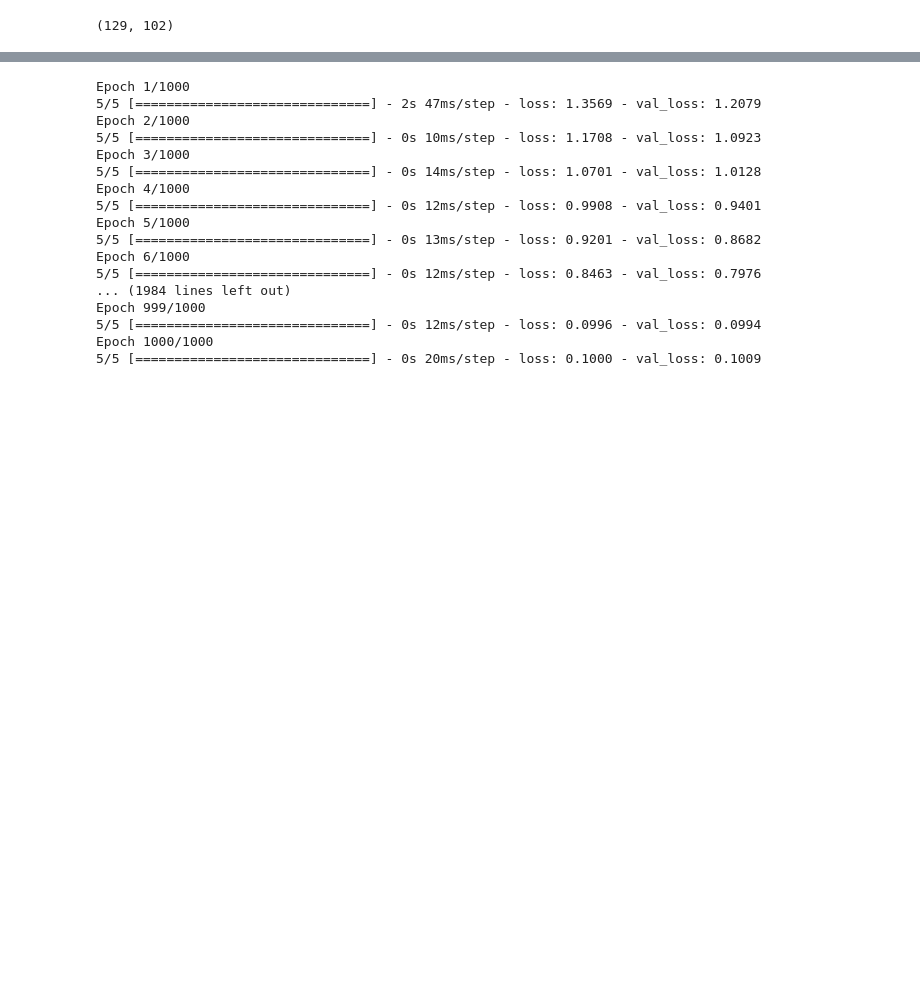
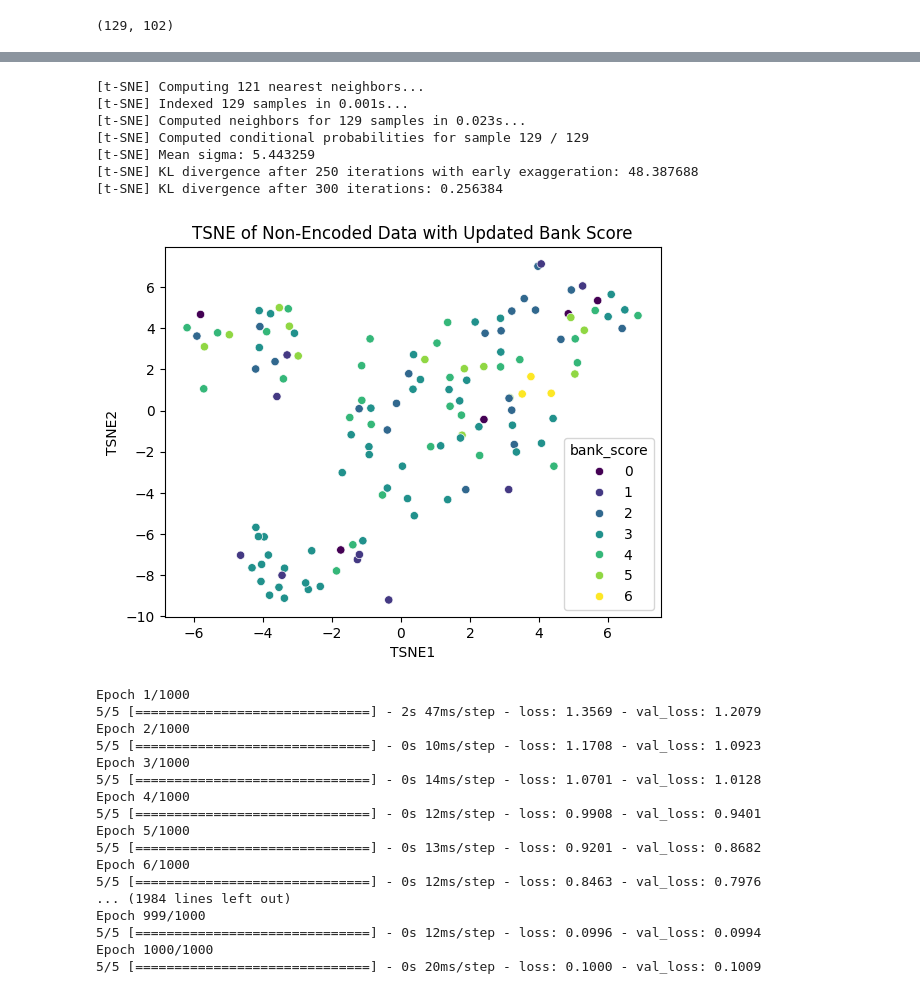
Before and after one commit to ericwhamilton1/gradient-descent-into-madness, a Jupyter notebook: tsne_data_viz.ipynb, the cells around one changed output, grey strips where cells are left out. Drawn from its saved outputs; the diff is of its cells as text; code cells hidden in the pictures; blank space fills up the shorter version.

```diff
--- a/tsne_data_viz.ipynb
+++ b/tsne_data_viz.ipynb
@@ -23,3 +59,35 @@ scaled_data.shape
+# %%
+from sklearn.manifold import TSNE
+
+tsne = TSNE(n_components=2, verbose=1, perplexity=40, n_iter=300)
+tsne_results  = tsne.fit_transform(scaled_data)
+tsne_df = pd.DataFrame(tsne_results, columns=['TSNE1', 'TSNE2'])
+score = df['Pounds of Food Distributed'] / df['TractLOWI']
+min_score = np.min([val for val in score if val > 0.0])
+imputed_score = np.array([min_score if val == 0.0 else val for val in score])
+tsne_df['bank_score'] = pd.cut(np.log(imputed_score), bins=7, labels=False)
+
+plt.figure()
+sns.scatterplot(
+    x="TSNE1", y="TSNE2",
+    hue="bank_score",
+    palette=sns.color_palette("viridis", as_cmap=True),
+    data=tsne_df,
+    legend="auto"
+)
+
+plt.title("TSNE of Non-Encoded Data with Updated Bank Score")
+# plt.savefig('clustering.png')
+plt.show()
+# %% [output]
+[t-SNE] Computing 121 nearest neighbors...
+[t-SNE] Indexed 129 samples in 0.001s...
+[t-SNE] Computed neighbors for 129 samples in 0.023s...
+[t-SNE] Computed conditional probabilities for sample 129 / 129
+[t-SNE] Mean sigma: 5.443259
+[t-SNE] KL divergence after 250 iterations with early exaggeration: 48.387688
+[t-SNE] KL divergence after 300 iterations: 0.256384
+[figure, added]
 # %%
 # Use Autoencoder to reduce dimensionality
 num_dimensions = 10
```
Also changed, not shown: parts of 2 cells of this notebook.
